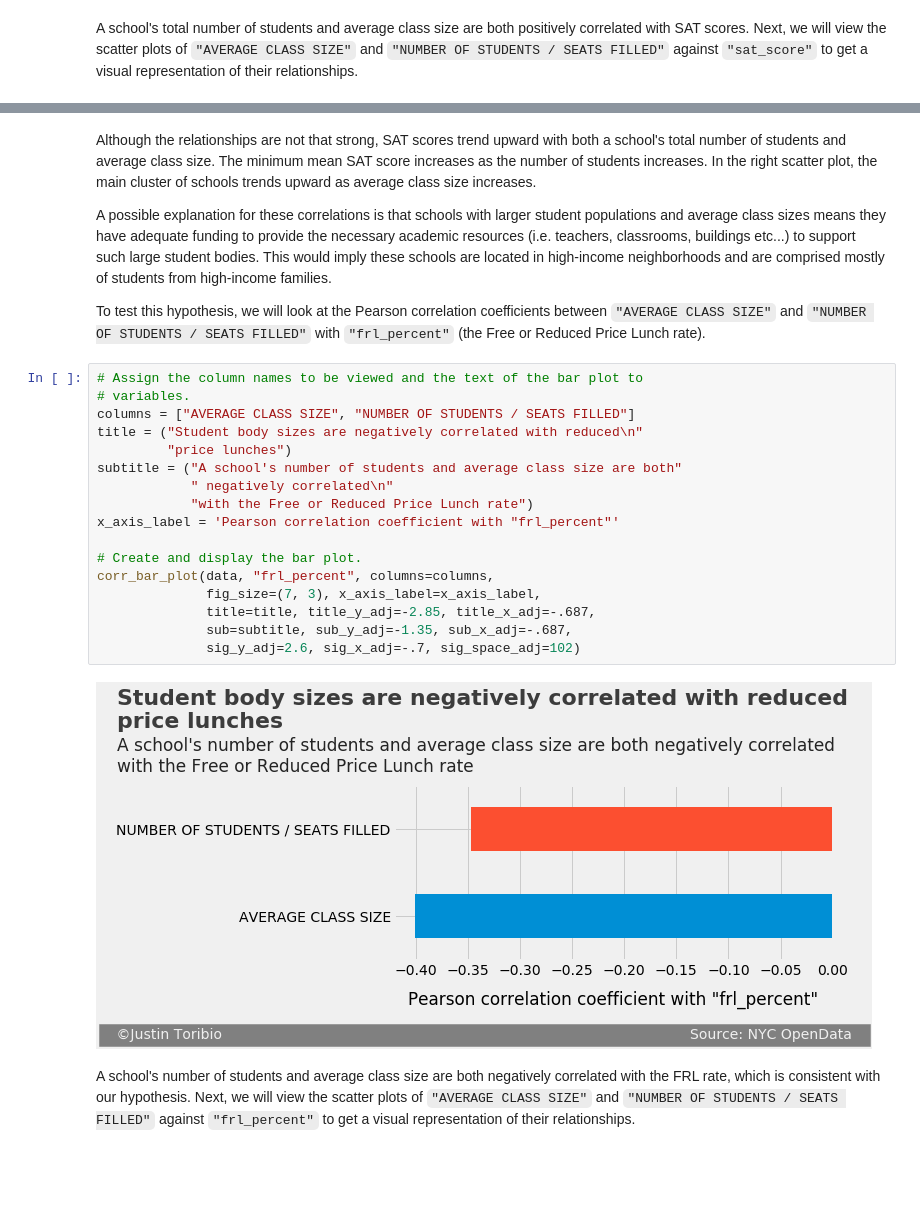
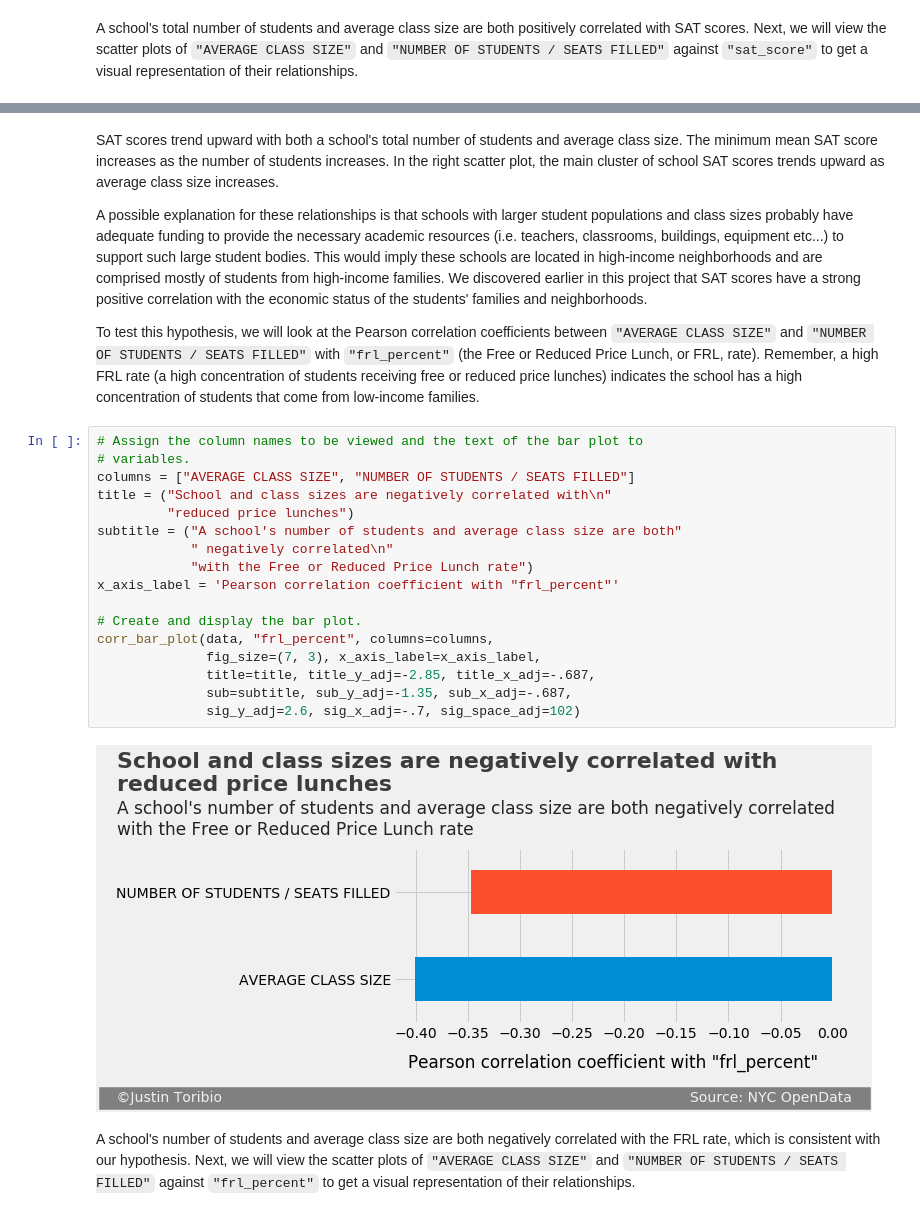
Before and after one commit to JustinToribio/analyzing-the-sat, a Jupyter notebook: notebooks/1.0-jt-analyze-the-sat.ipynb, the cells around one changed output, grey strips where cells are left out. Cells and saved outputs as stored; diff of their text form; blank space fills up the shorter version.

```diff
--- a/notebooks/1.0-jt-analyze-the-sat.ipynb
+++ b/notebooks/1.0-jt-analyze-the-sat.ipynb
@@ -1004,28 +1004,28 @@ plt.show()
 # %% [markdown]
-Although the relationships are not that strong, SAT scores trend upward with both a school's total number of students and average class size.  The minimum mean SAT score increases as the number of students increases.  In the right scatter plot, the main cluster of schools trends upward as average class size increases.
+SAT scores trend upward with both a school's total number of students and average class size.  The minimum mean SAT score increases as the number of students increases.  In the right scatter plot, the main cluster of school SAT scores trends upward as average class size increases.
 
-A possible explanation for these correlations is that schools with larger student populations and average class sizes means they have adequate funding to provide the necessary academic resources (i.e. teachers, classrooms, buildings etc...) to support such large student bodies.  This would imply these schools are located in high-income neighborhoods and are comprised mostly of students from high-income families.
+A possible explanation for these relationships is that schools with larger student populations and class sizes probably have adequate funding to provide the necessary academic resources (i.e. teachers, classrooms, buildings, equipment etc...) to support such large student bodies.  This would imply these schools are located in high-income neighborhoods and are comprised mostly of students from high-income families.  We discovered earlier in this project that SAT scores have a strong positive correlation with the economic status of the students' families and neighborhoods.
 
-To test this hypothesis, we will look at the Pearson correlation coefficients between `"AVERAGE CLASS SIZE"` and `"NUMBER OF STUDENTS / SEATS FILLED"` with `"frl_percent"` (the Free or Reduced Price Lunch rate).
+To test this hypothesis, we will look at the Pearson correlation coefficients between `"AVERAGE CLASS SIZE"` and `"NUMBER OF STUDENTS / SEATS FILLED"` with `"frl_percent"` (the Free or Reduced Price Lunch, or FRL, rate).   Remember, a high FRL rate (a high concentration of students receiving free or reduced price lunches) indicates the school has a high concentration of students that come from low-income families.
 # %%
 # Assign the column names to be viewed and the text of the bar plot to
 # variables.
 columns = ["AVERAGE CLASS SIZE", "NUMBER OF STUDENTS / SEATS FILLED"]
-title = ("Student body sizes are negatively correlated with reduced\n"
-         "price lunches")
+title = ("School and class sizes are negatively correlated with\n"
+         "reduced price lunches")
 subtitle = ("A school's number of students and average class size are both"
             " negatively correlated\n"
             "with the Free or Reduced Price Lunch rate")
 x_axis_label = 'Pearson correlation coefficient with "frl_percent"'
 
 # Create and display the bar plot.
 corr_bar_plot(data, "frl_percent", columns=columns,
               fig_size=(7, 3), x_axis_label=x_axis_label,
               title=title, title_y_adj=-2.85, title_x_adj=-.687,
               sub=subtitle, sub_y_adj=-1.35, sub_x_adj=-.687,
               sig_y_adj=2.6, sig_x_adj=-.7, sig_space_adj=102)
 # %% [output]
-[figure, old version]
+[figure, new version]
 # %% [markdown]
 A school's number of students and average class size are both negatively correlated with the FRL rate, which is consistent with our hypothesis.  Next, we will view the scatter plots of `"AVERAGE CLASS SIZE"` and `"NUMBER OF STUDENTS / SEATS FILLED"` against `"frl_percent"` to get a visual representation of their relationships.
 # %%
```
Also changed, not shown: parts of 7 cells of this notebook.
